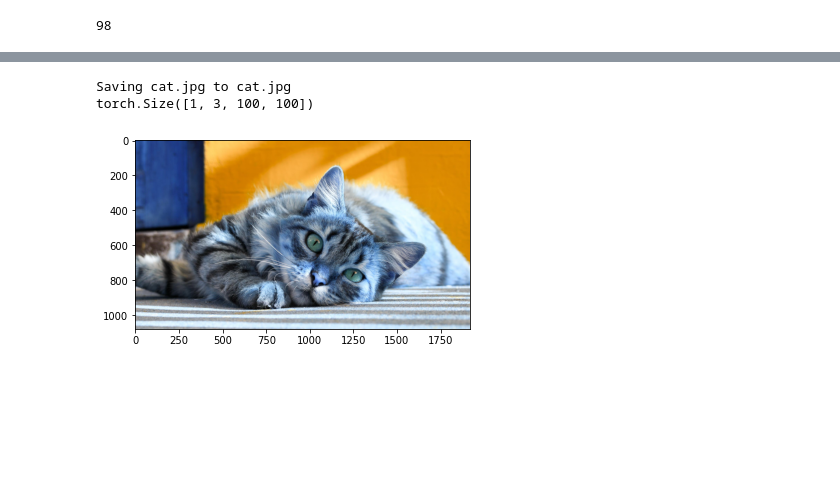
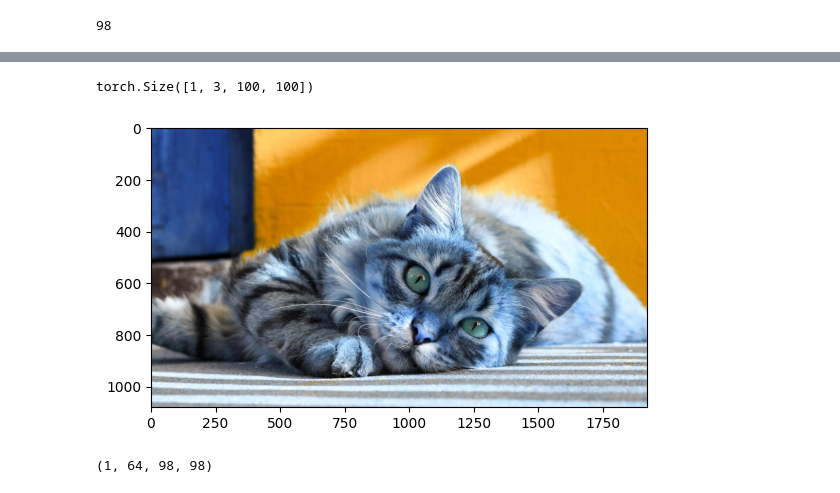
Before and after one commit to jeoung09/deep-learning-pytorch, a Jupyter notebook: chap05/colab_5장.ipynb, the cells around one changed output, grey strips where cells are left out. Drawn from its saved outputs; the diff is of its cells as text; code cells hidden in the pictures; blank space fills up the shorter version.

Commit message:
Colaboratory를 통해 생성됨

```diff
--- a/chap05/colab_5장.ipynb
+++ b/chap05/colab_5장.ipynb
@@ -714,6 +758,6 @@ class LayerActivations:
 # %%
-from google.colab import files # 데이터 불러오기
-file_uploaded=files.upload()   # chap05/data/cat.jpg 데이터 불러오기
+# from google.colab import files # 데이터 불러오기
+# file_uploaded=files.upload()   # chap05/data/cat.jpg 데이터 불러오기
 
 img=cv2.imread("cat.jpg")
 plt.imshow(img)
@@ -726,10 +769,13 @@ print(img.shape)
-Saving cat.jpg to cat.jpg
 torch.Size([1, 3, 100, 100])
-[figure, old version]
+[figure, new version]
 # %%
 result = LayerActivations(model.features, 0)
 model(img)
 activations = result.features
+# %%
+activations.shape
+# %% [output]
+(1, 64, 98, 98)
 # %%
 fig, axes = plt.subplots(4,4)
 fig = plt.figure(figsize=(12, 8))
```
Also changed, not shown: parts of 20 cells of this notebook.
